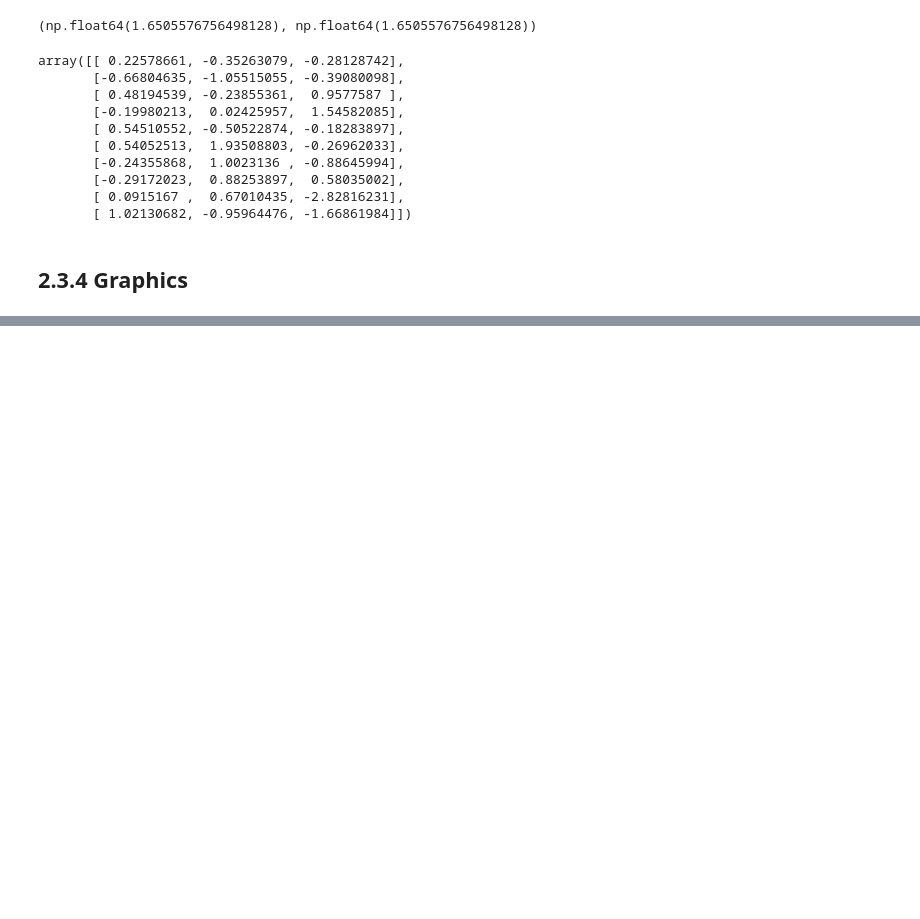
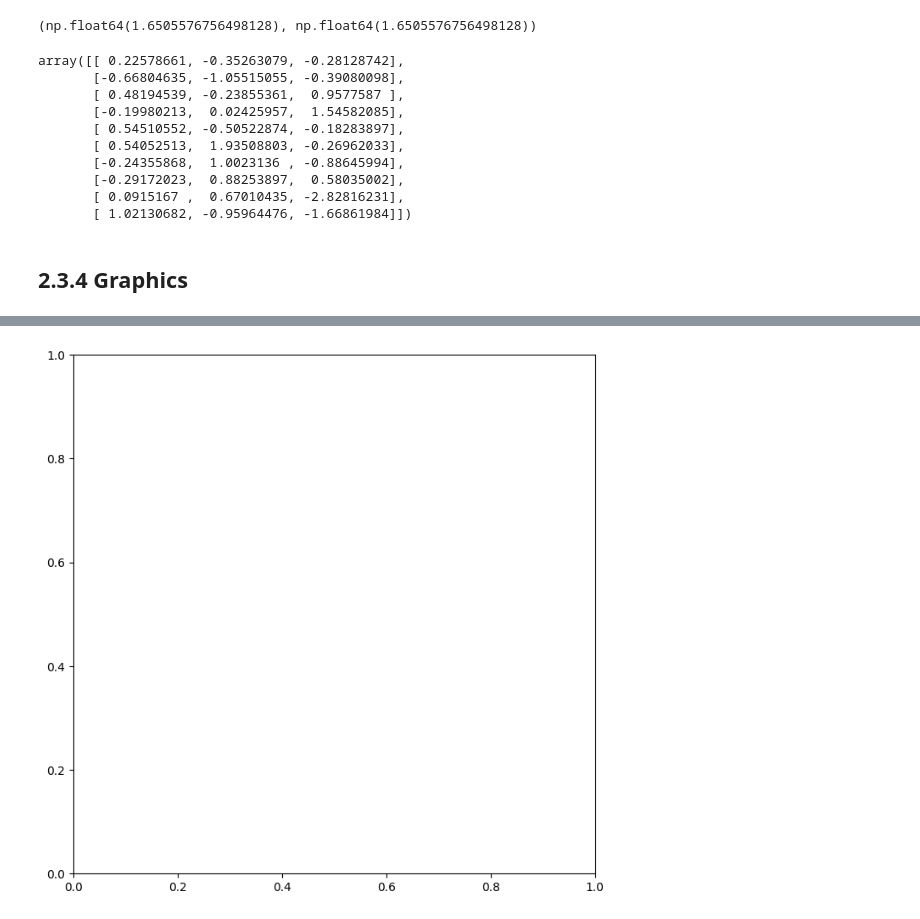
Before and after one commit to antounes/ISLP, a Jupyter notebook: 2.3 - Lab: Introduction to Python.ipynb, the cells around one changed output, grey strips where cells are left out. Saved outputs shown, nothing was run; the diff lists cells and outputs as text; code cells hidden in the pictures; blank space fills up the shorter version.

```diff
--- a/2.3 - Lab: Introduction to Python.ipynb
+++ b/2.3 - Lab: Introduction to Python.ipynb
@@ -258,0 +268,6 @@ array([[ 0.22578661, -0.35263079, -0.28128742],
+# %%
+output = subplots(figsize=(8, 8))
+fig = output[0]
+ax = output[1]
+# %% [output]
+[figure, added]
```
Also changed, not shown: parts of 8 cells of this notebook, 2 other files.
